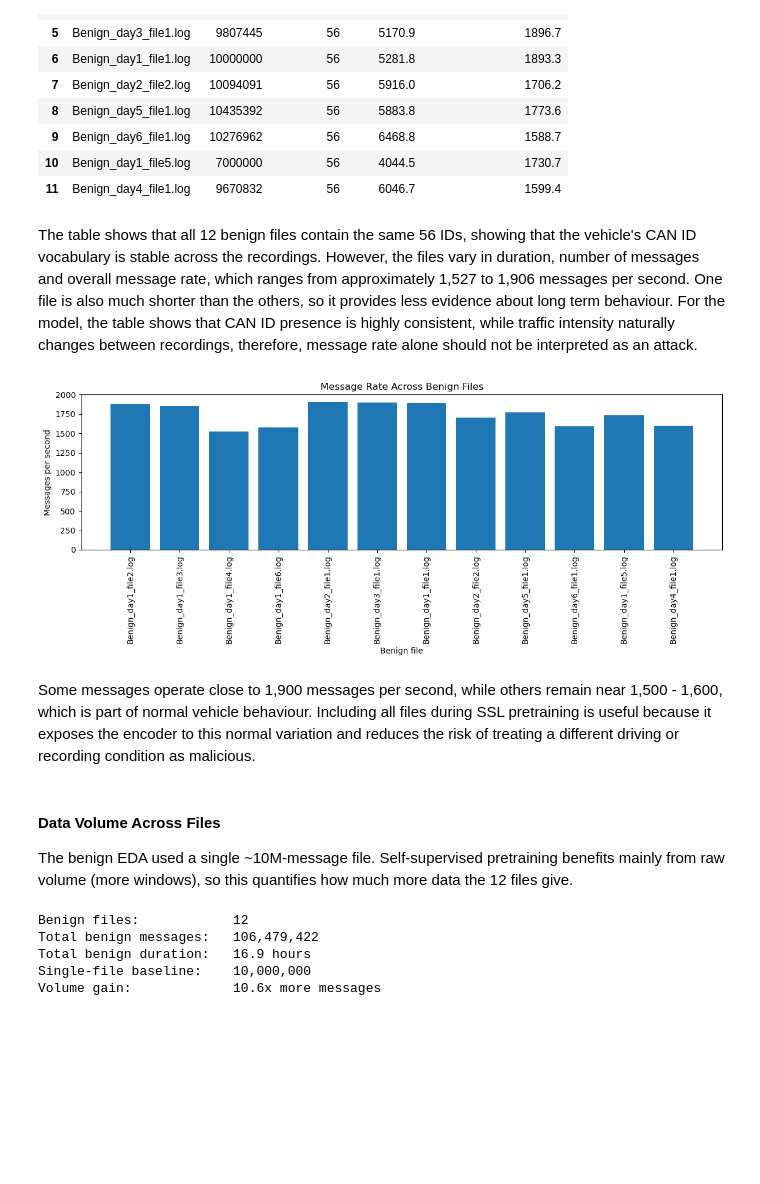
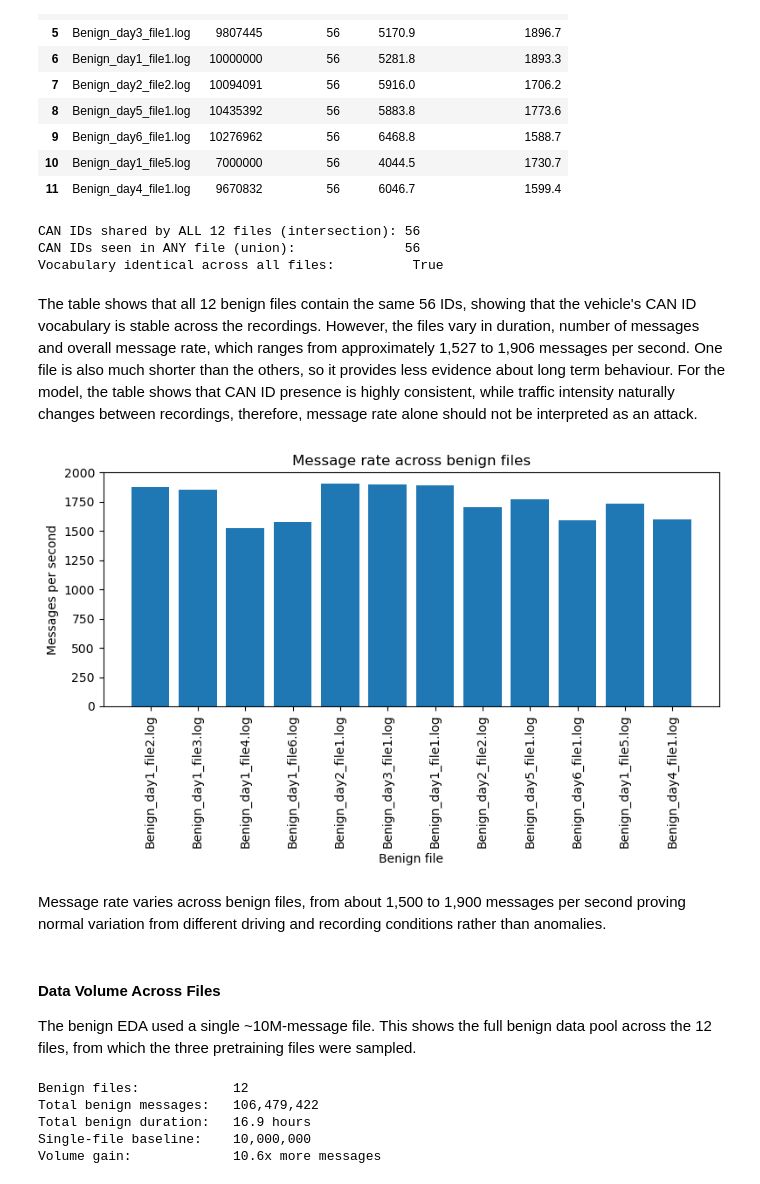
Before and after one commit to asaurasieu/SSL_CyberSecurity, a Jupyter notebook: main_notebooks/File_CrossValidation.ipynb, the cells around one changed output. Drawn from its saved outputs; the diff is of its cells as text; code cells hidden in the pictures; blank space fills up the shorter version.

```diff
--- a/main_notebooks/File_CrossValidation.ipynb
+++ b/main_notebooks/File_CrossValidation.ipynb
@@ -93,38 +74,35 @@ benign_summary
 | 9 | Benign_day6_file1.log | 10276962 | 56 | 6468.8 | 1588.7 |
 | 10 | Benign_day1_file5.log | 7000000 | 56 | 4044.5 | 1730.7 |
 | 11 | Benign_day4_file1.log | 9670832 | 56 | 6046.7 | 1599.4 |
+# %%
+print(f"CAN IDs shared by ALL 12 files (intersection): {len(benign_intersection)}")
+print(f"CAN IDs seen in ANY file (union):              {len(benign_union)}")
+print(f"Vocabulary identical across all files:          {benign_intersection == benign_union}")
+# %% [output]
+CAN IDs shared by ALL 12 files (intersection): 56
+CAN IDs seen in ANY file (union):              56
+Vocabulary identical across all files:          True
 # %% [markdown]
 The table shows that all 12 benign files contain the same 56 IDs, showing that the vehicle's CAN ID vocabulary is stable across the recordings. However, the files vary in duration, number of messages and overall message rate, which ranges from approximately 1,527 to 1,906 messages per second. One file is also much shorter than the others, so it provides less evidence about long term behaviour. For the model, the table shows that CAN ID presence is highly consistent, while traffic intensity naturally changes between recordings, therefore, message rate alone should not be interpreted as an attack.
 # %%
-benign_file_names = []
-benign_message_rates = []
-
-for file_result in benign_results:
-
-    benign_file_names.append(file_result["file"])
-    benign_message_rates.append(file_result["message_rate"])
-
-plt.figure(figsize=(12, 5))
-
-plt.bar(benign_file_names, benign_message_rates)
-
+plt.figure(figsize=(8, 5))
+plt.bar(benign_summary["file"], benign_summary["messages_per_second"])
 plt.xlabel("Benign file")
 plt.ylabel("Messages per second")
-plt.title("Message Rate Across Benign Files")
+plt.title("Message rate across benign files")
 plt.ylim(bottom=0)
-
 plt.xticks(rotation=90)
-
 plt.tight_layout()
 plt.show()
 # %% [output]
-[figure, old version]
+[figure, new version]
 # %% [markdown]
-Some messages operate close to 1,900 messages per second, while others remain near 1,500 - 1,600, which is part of normal vehicle behaviour. Including all files during SSL pretraining is useful because it exposes the encoder to this normal variation and reduces the risk of treating a different driving or recording condition as malicious.
+Message rate varies across benign files, from about 1,500 to 1,900 messages per
+second proving normal variation from different driving and recording conditions rather
+than anomalies.
 # %% [markdown]
 #### Data Volume Across Files
 
-The benign EDA used a single ~10M-message file. Self-supervised pretraining benefits mainly
-from raw volume (more windows), so this quantifies how much more data the 12 files give.
+The benign EDA used a single ~10M-message file. This shows the full benign data pool across the 12 files, from which the three pretraining files were sampled.
 # %%
 # 12 files vs the single-file benign baseline used in the EDA
```
Also changed, not shown: parts of 18 cells of this notebook, 10 other files.
